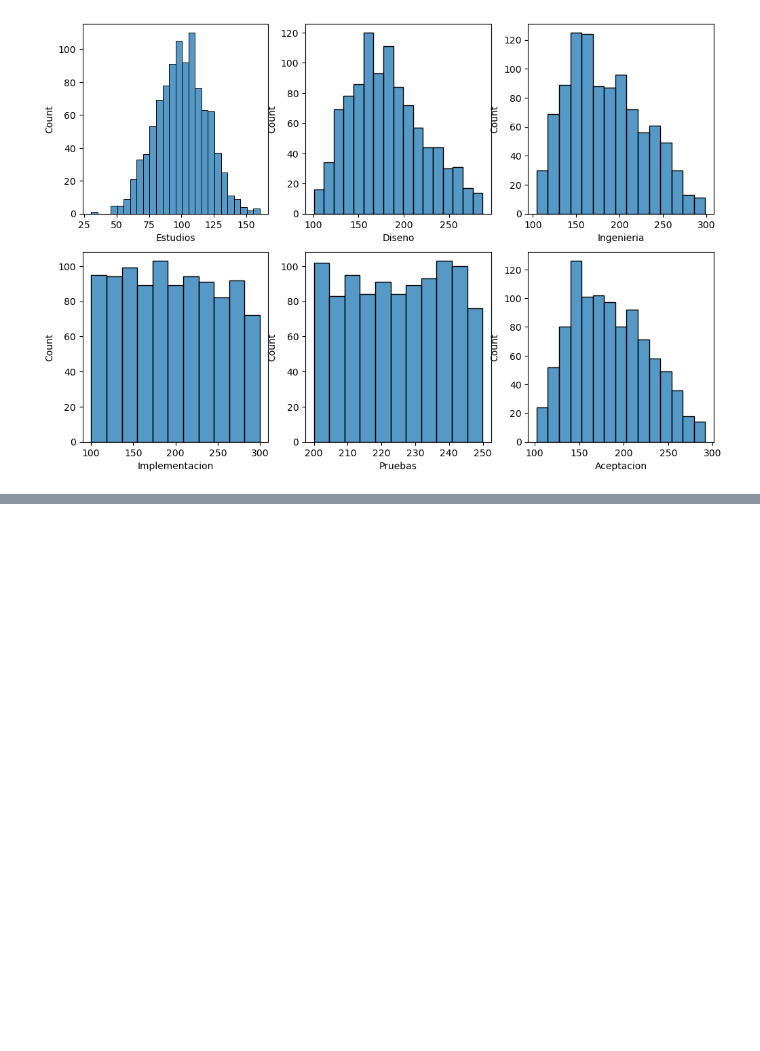
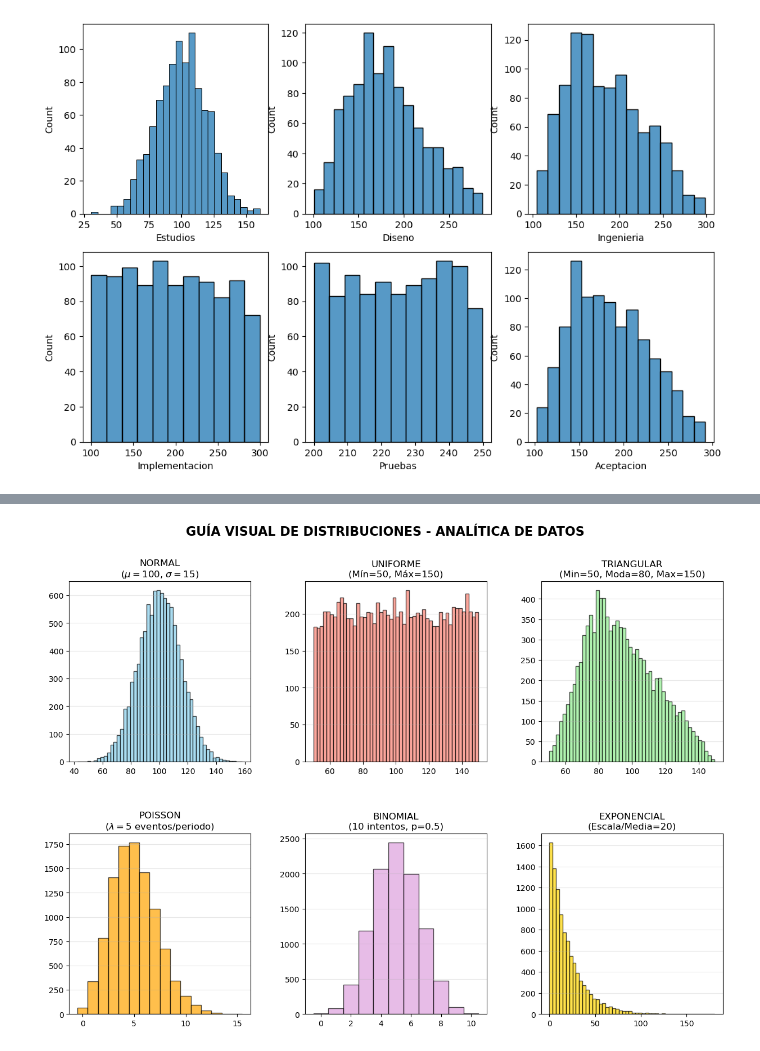
Before and after one commit to albhermo1979/EBACMX, a Jupyter notebook: EBAC/Python avanzado/Simulacion/Practica de Simulacion.ipynb, the cells around one changed output, grey strips where cells are left out. Cells and saved outputs as stored; diff of their text form; code cells hidden in the pictures; blank space fills up the shorter version.

```diff
--- a/EBAC/Python avanzado/Simulacion/Practica de Simulacion.ipynb
+++ b/EBAC/Python avanzado/Simulacion/Practica de Simulacion.ipynb
@@ -407,0 +417,60 @@ for i, column in enumerate(cols_num):
+# %%
+import matplotlib.pyplot as plt
+import numpy as np
+
+# Configuración de la figura
+plt.figure(figsize=(15, 10))
+plt.subplots_adjust(hspace=0.4, wspace=0.3)
+n = 10000 # Muestras para suavidad visual
+
+# 1. DISTRIBUCIÓN NORMAL (El "Promedio")
+plt.subplot(2, 3, 1)
+mu, sigma = 100, 15
+datos_normal = np.random.normal(mu, sigma, n)
+plt.hist(datos_normal, bins=50, color='skyblue', edgecolor='black', alpha=0.7)
+plt.title(f'NORMAL\n($\mu={mu}$, $\sigma={sigma}$)')
+plt.grid(axis='y', alpha=0.3)
+
+# 2. DISTRIBUCIÓN UNIFORME (El "Azar Puro")
+plt.subplot(2, 3, 2)
+datos_uniforme = np.random.uniform(50, 150, n)
+plt.hist(datos_uniforme, bins=50, color='salmon', edgecolor='black', alpha=0.7)
+plt.title('UNIFORME\n(Mín=50, Máx=150)')
+plt.grid(axis='y', alpha=0.3)
+
+# 3. DISTRIBUCIÓN TRIANGULAR (El "Experto")
+plt.subplot(2, 3, 3)
+datos_tri = np.random.triangular(50, 80, 150, n)
+plt.hist(datos_tri, bins=50, color='lightgreen', edgecolor='black', alpha=0.7)
+plt.title('TRIANGULAR\n(Min=50, Moda=80, Max=150)')
+plt.grid(axis='y', alpha=0.3)
+
+# 4. DISTRIBUCIÓN POISSON (El "Contador de Eventos")
+plt.subplot(2, 3, 4)
+lam = 5
+datos_poisson = np.random.poisson(lam, n)
+plt.hist(datos_poisson, bins=range(min(datos_poisson), max(datos_poisson) + 1),
+         color='orange', edgecolor='black', alpha=0.7, align='left')
+plt.title(f'POISSON\n($\lambda={lam}$ eventos/periodo)')
+plt.grid(axis='y', alpha=0.3)
+
+# 5. DISTRIBUCIÓN BINOMIAL (El "Si o No")
+plt.subplot(2, 3, 5)
+intentos, prob = 10, 0.5
+datos_binom = np.random.binomial(intentos, prob, n)
+plt.hist(datos_binom, bins=range(intentos + 2), color='plum', edgecolor='black', alpha=0.7, align='left')
+plt.title(f'BINOMIAL\n({intentos} intentos, p={prob})')
+plt.grid(axis='y', alpha=0.3)
+
+# 6. DISTRIBUCIÓN EXPONENCIAL (El "Reloj de Espera")
+plt.subplot(2, 3, 6)
+escala = 20 # Tiempo promedio entre eventos
+datos_exp = np.random.exponential(escala, n)
+plt.hist(datos_exp, bins=50, color='gold', edgecolor='black', alpha=0.7)
+plt.title(f'EXPONENCIAL\n(Escala/Media={escala})')
+plt.grid(axis='y', alpha=0.3)
+
+plt.suptitle('GUÍA VISUAL DE DISTRIBUCIONES - ANALÍTICA DE DATOS', fontsize=16, fontweight='bold')
+plt.show()
+# %% [output]
+[figure, added]
```
Also changed, not shown: parts of 1 cell of this notebook.
